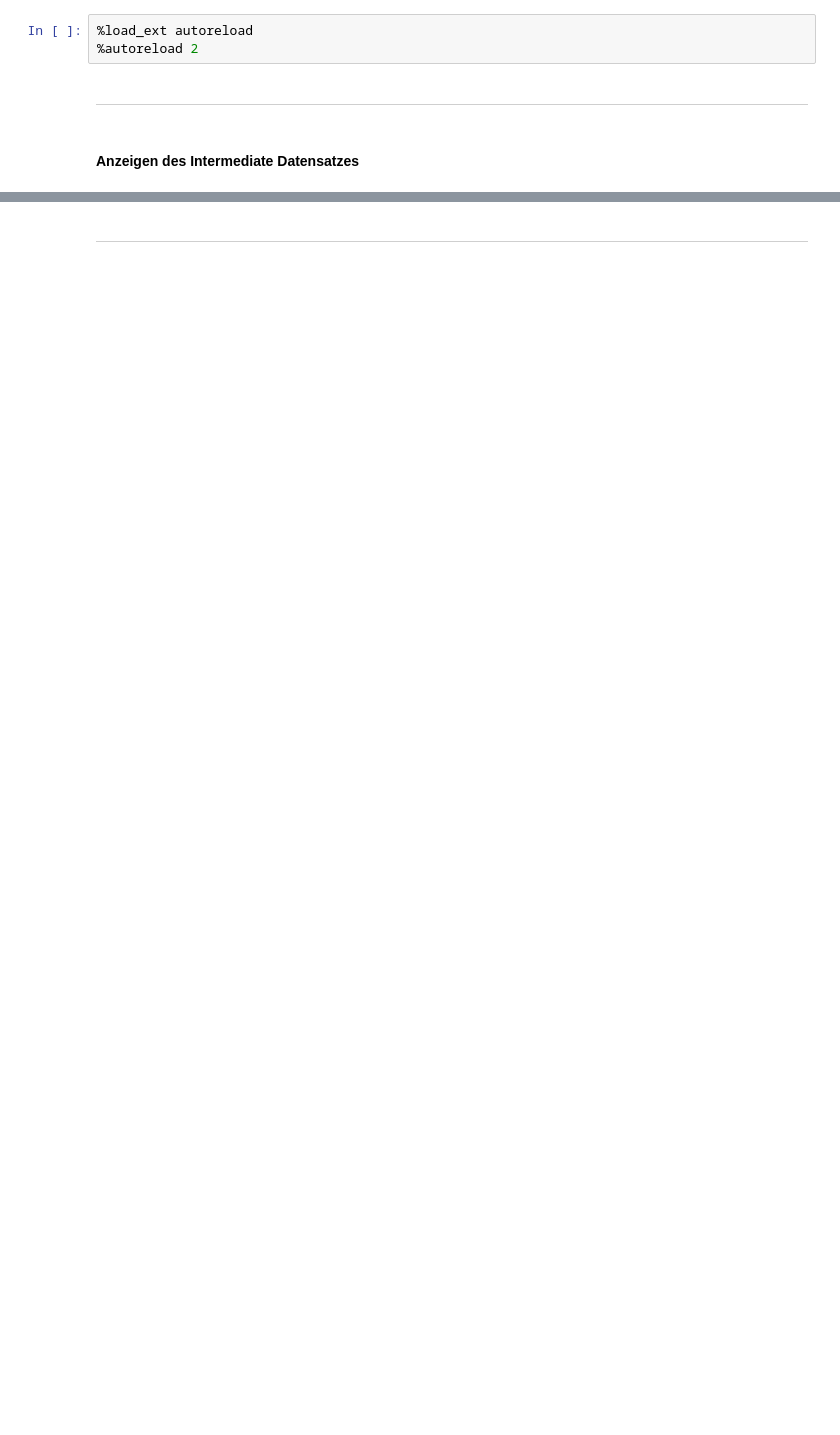
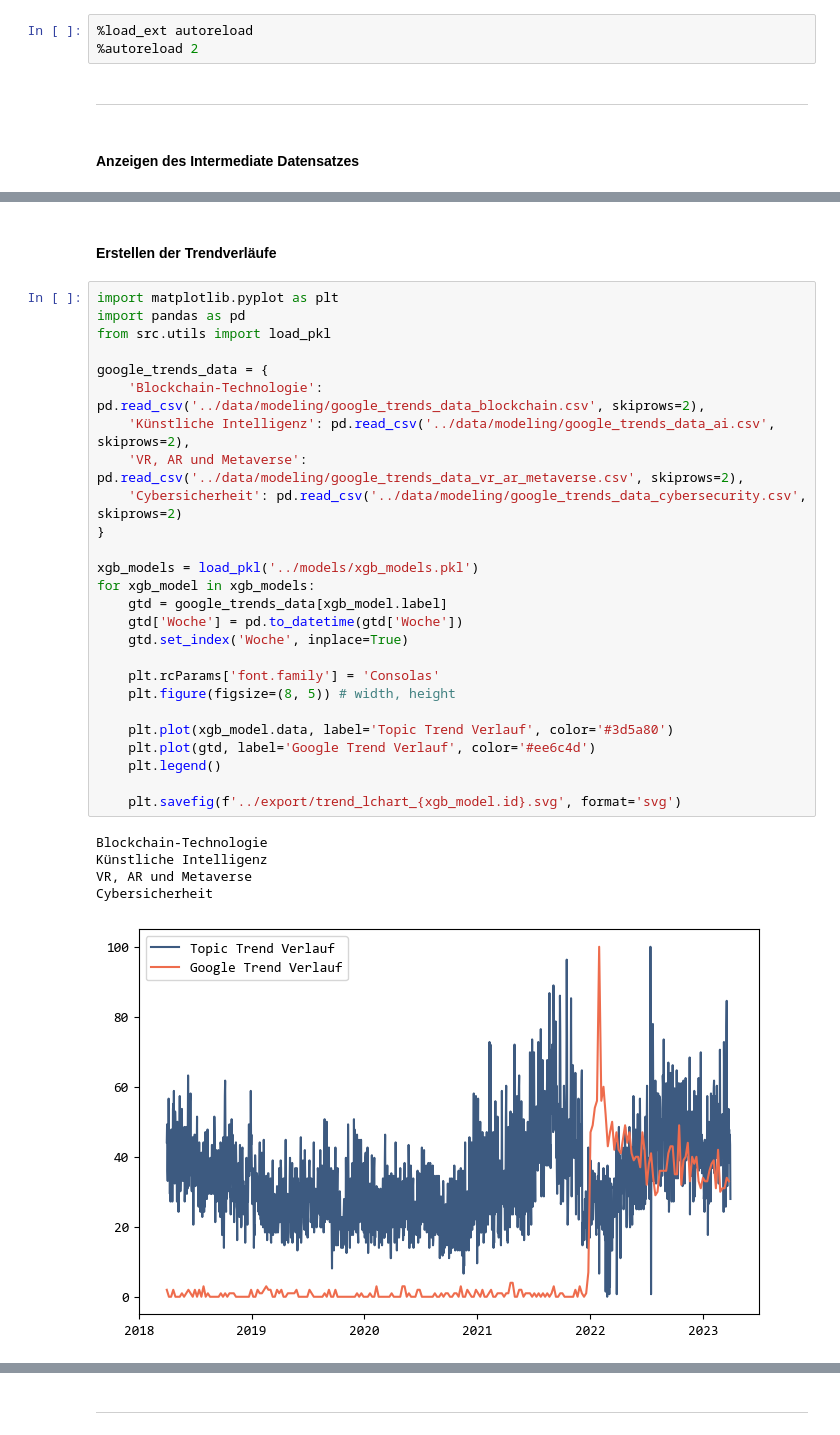
Before and after one commit to lukasschr/bachelorthesis-social-media-analytics, a Jupyter notebook: notebooks/00-experimental.ipynb, the cells around one changed output, grey strips where cells are left out. Drawn from its saved outputs; the diff is of its cells as text; blank space fills up the shorter version.

```diff
--- a/notebooks/00-experimental.ipynb
+++ b/notebooks/00-experimental.ipynb
@@ -91,0 +101,34 @@ _.head(100)
+# %% [markdown]
+#### Erstellen der Trendverläufe
+# %%
+import matplotlib.pyplot as plt
+import pandas as pd
+from src.utils import load_pkl
+
+google_trends_data = {
+    'Blockchain-Technologie': pd.read_csv('../data/modeling/google_trends_data_blockchain.csv', skiprows=2),
+    'Künstliche Intelligenz': pd.read_csv('../data/modeling/google_trends_data_ai.csv', skiprows=2),
+    'VR, AR und Metaverse': pd.read_csv('../data/modeling/google_trends_data_vr_ar_metaverse.csv', skiprows=2),
+    'Cybersicherheit': pd.read_csv('../data/modeling/google_trends_data_cybersecurity.csv', skiprows=2)
+}
+
+xgb_models = load_pkl('../models/xgb_models.pkl')
+for xgb_model in xgb_models:
+    gtd = google_trends_data[xgb_model.label]
+    gtd['Woche'] = pd.to_datetime(gtd['Woche'])
+    gtd.set_index('Woche', inplace=True)
+
+    plt.rcParams['font.family'] = 'Consolas'
+    plt.figure(figsize=(8, 5)) # width, height
+
+    plt.plot(xgb_model.data, label='Topic Trend Verlauf', color='#3d5a80')
+    plt.plot(gtd, label='Google Trend Verlauf', color='#ee6c4d')
+    plt.legend()
+
+    plt.savefig(f'../export/trend_lchart_{xgb_model.id}.svg', format='svg')
+# %% [output]
+Blockchain-Technologie
+Künstliche Intelligenz
+VR, AR und Metaverse
+Cybersicherheit
+[figure, added]
```
Also changed, not shown: parts of 17 cells of this notebook.
